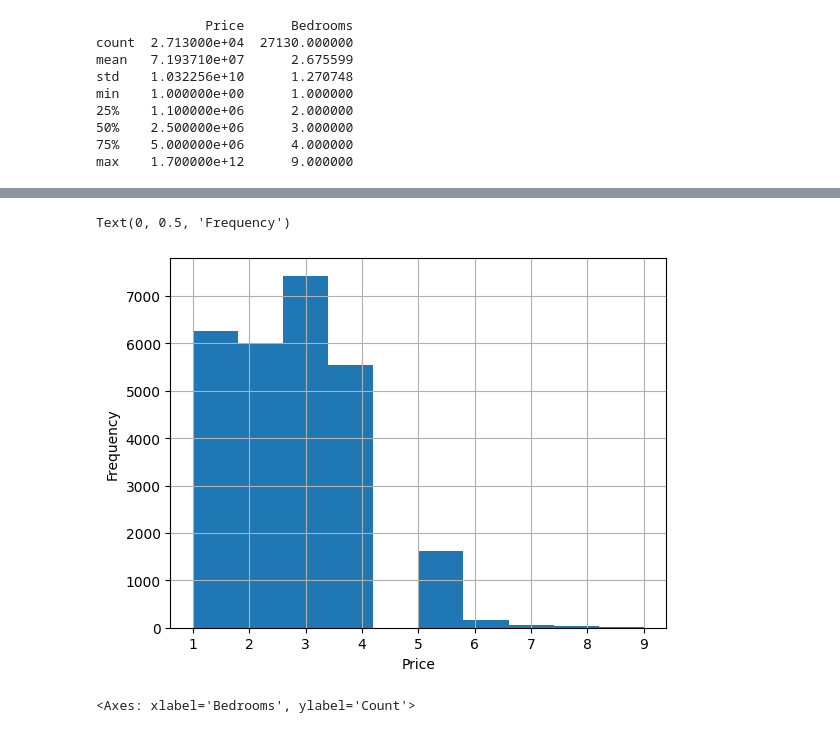
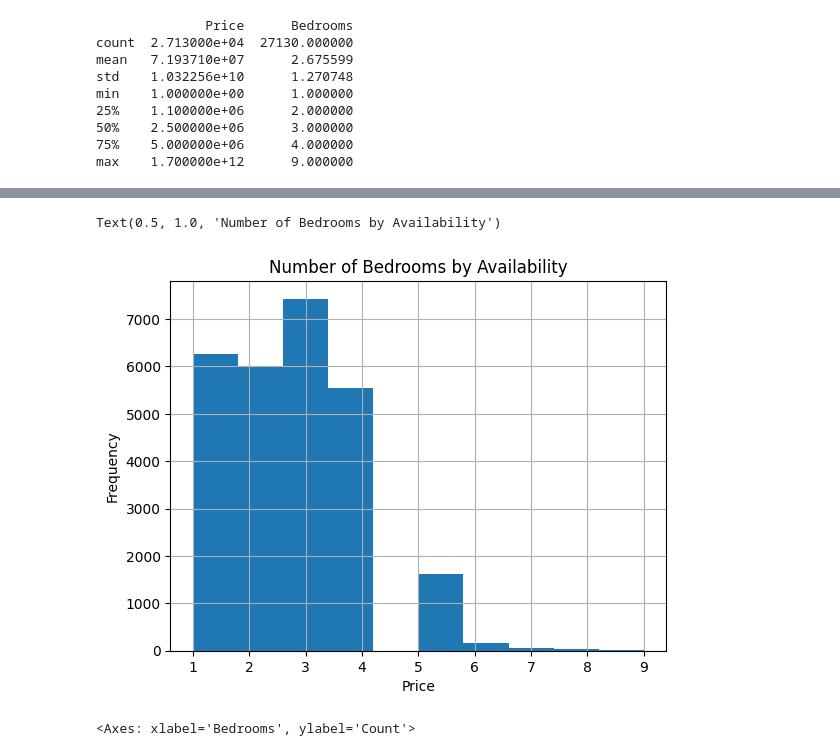
Before and after one commit to goodnessezichioum/LagosRentalAnalysis, a Jupyter notebook: rent_analysis.ipynb, the cells around one changed output, grey strips where cells are left out. Drawn from its saved outputs; the diff is of its cells as text; code cells hidden in the pictures.

```diff
--- a/rent_analysis.ipynb
+++ b/rent_analysis.ipynb
@@ -123,12 +124,11 @@ there are 2563 properties in Yaba
 # %%
-# plot the number of available properties based on the number of bedrooms, grouped by location
-
-# average price of property per location
+# number of bedrooms by availability
 
 df['Bedrooms'].hist()
 plt.xlabel('Price')
 plt.ylabel('Frequency')
+plt.title('Number of Bedrooms by Availability')
 # %% [output]
-Text(0, 0.5, 'Frequency')
+Text(0.5, 1.0, 'Number of Bedrooms by Availability')
-[figure, old version]
+[figure, new version]
 # %%
```
Also changed, not shown: parts of 5 cells of this notebook.
